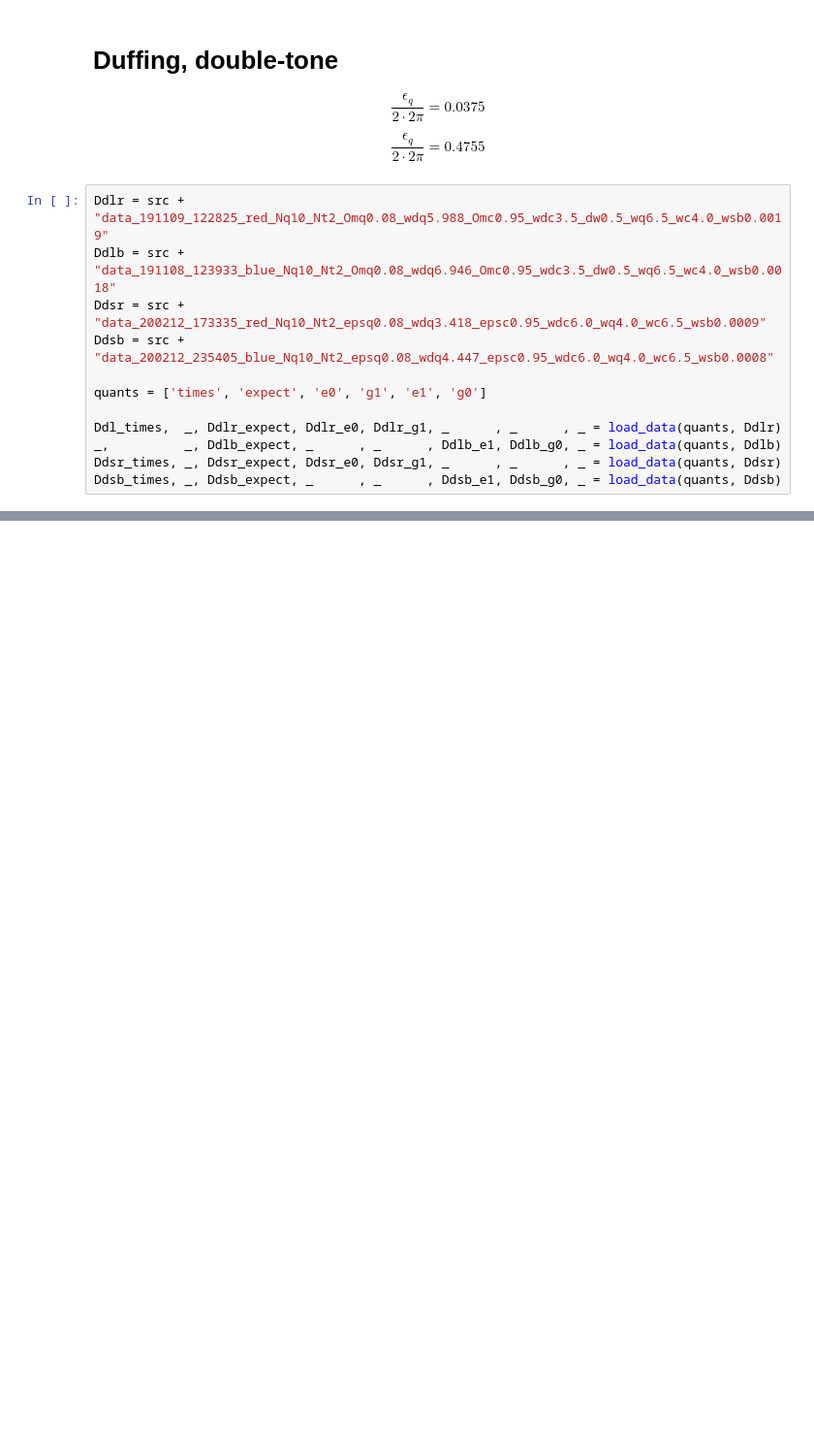
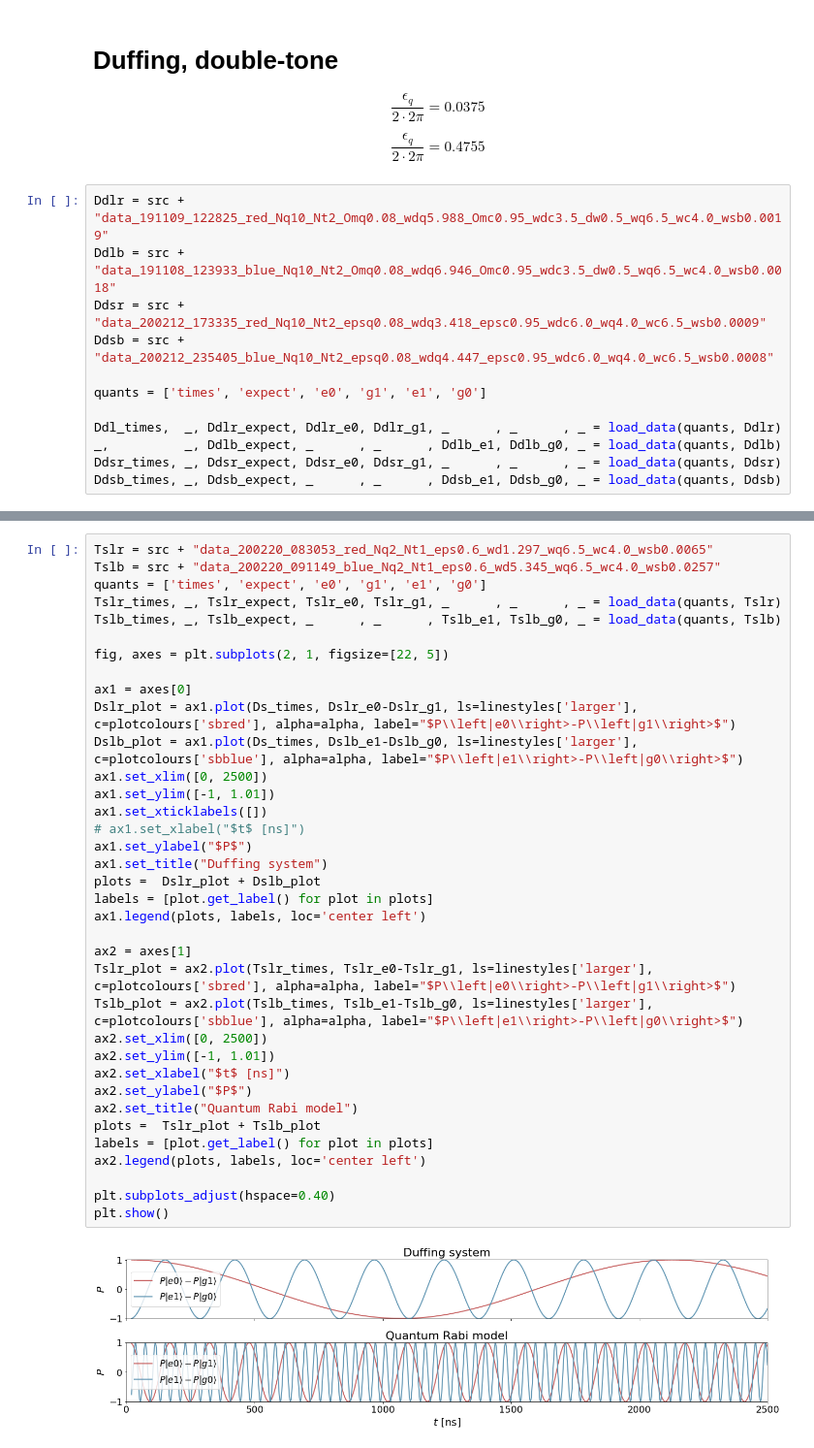
Before and after one commit to wouterkesselsap/thesis, a Jupyter notebook: tdomain_figures.ipynb, the cells around one changed output, grey strips where cells are left out. Shown at 97% size. Drawn from its saved outputs; the diff is of its cells as text; blank space fills up the shorter version.

```diff
--- a/tdomain_figures.ipynb
+++ b/tdomain_figures.ipynb
@@ -246,0 +289,38 @@ plt.show()
+# %%
+Tslr = src + "data_200220_083053_red_Nq2_Nt1_eps0.6_wd1.297_wq6.5_wc4.0_wsb0.0065"
+Tslb = src + "data_200220_091149_blue_Nq2_Nt1_eps0.6_wd5.345_wq6.5_wc4.0_wsb0.0257"
+quants = ['times', 'expect', 'e0', 'g1', 'e1', 'g0']
+Tslr_times, _, Tslr_expect, Tslr_e0, Tslr_g1, _      , _      , _ = load_data(quants, Tslr)
+Tslb_times, _, Tslb_expect, _      , _      , Tslb_e1, Tslb_g0, _ = load_data(quants, Tslb)
+
+fig, axes = plt.subplots(2, 1, figsize=[22, 5])
+
+ax1 = axes[0]
+Dslr_plot = ax1.plot(Ds_times, Dslr_e0-Dslr_g1, ls=linestyles['larger'], c=plotcolours['sbred'], alpha=alpha, label="$P\\left|e0\\right>-P\\left|g1\\right>$")
+Dslb_plot = ax1.plot(Ds_times, Dslb_e1-Dslb_g0, ls=linestyles['larger'], c=plotcolours['sbblue'], alpha=alpha, label="$P\\left|e1\\right>-P\\left|g0\\right>$")
+ax1.set_xlim([0, 2500])
+ax1.set_ylim([-1, 1.01])
+ax1.set_xticklabels([])
+# ax1.set_xlabel("$t$ [ns]")
+ax1.set_ylabel("$P$")
+ax1.set_title("Duffing system")
+plots =  Dslr_plot + Dslb_plot
+labels = [plot.get_label() for plot in plots]
+ax1.legend(plots, labels, loc='center left')
+
+ax2 = axes[1]
+Tslr_plot = ax2.plot(Tslr_times, Tslr_e0-Tslr_g1, ls=linestyles['larger'], c=plotcolours['sbred'], alpha=alpha, label="$P\\left|e0\\right>-P\\left|g1\\right>$")
+Tslb_plot = ax2.plot(Tslb_times, Tslb_e1-Tslb_g0, ls=linestyles['larger'], c=plotcolours['sbblue'], alpha=alpha, label="$P\\left|e1\\right>-P\\left|g0\\right>$")
+ax2.set_xlim([0, 2500])
+ax2.set_ylim([-1, 1.01])
+ax2.set_xlabel("$t$ [ns]")
+ax2.set_ylabel("$P$")
+ax2.set_title("Quantum Rabi model")
+plots =  Tslr_plot + Tslb_plot
+labels = [plot.get_label() for plot in plots]
+ax2.legend(plots, labels, loc='center left')
+
+plt.subplots_adjust(hspace=0.40)
+plt.show()
+# %% [output]
+[figure, added]
```
Also changed, not shown: parts of 4 cells of this notebook.
